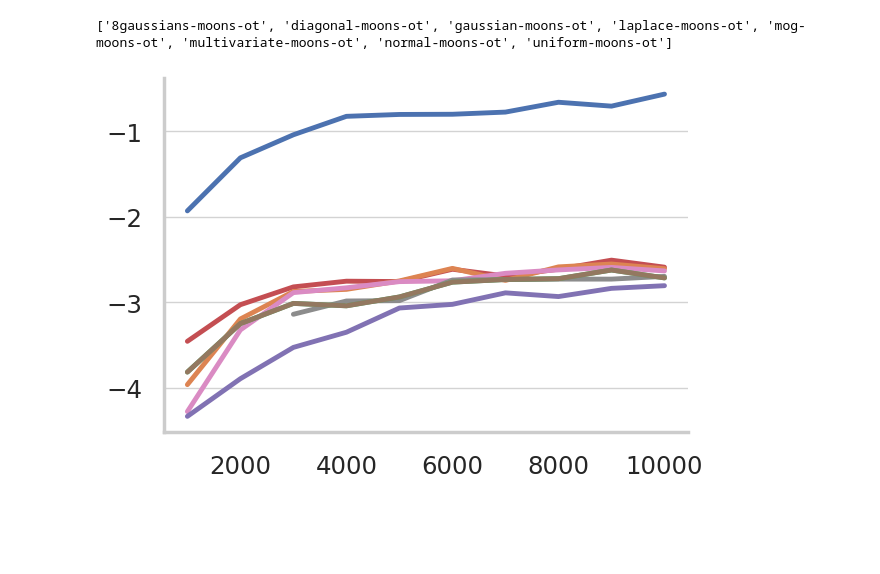
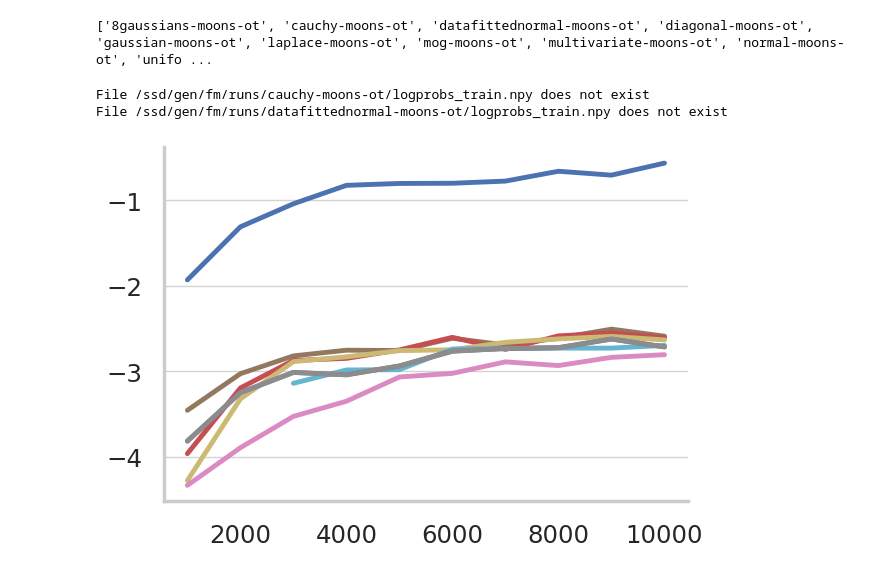
Before and after one commit to BurgerAndreas/sfm, a Jupyter notebook: scripts/plot_runs.ipynb, the cells around one changed output. Drawn from its saved outputs; the diff is of its cells as text; code cells hidden in the pictures; blank space fills up the shorter version.

```diff
--- a/scripts/plot_runs.ipynb
+++ b/scripts/plot_runs.ipynb
@@ -43,7 +43,15 @@ for run in filtered_runs:
     if "-ot" in run:
         runname += " OT"
     print(runname)
-    plt.imshow(plt.imread(f"{currentdir}/runs/{run}/logprob_{src}-to-{trgt}_sidebyside.png"))
+    fname1 = f"{currentdir}/runs/{run}/logprob_{src}-to-{trgt}_sidebyside.png"
+    fname2 = f"{currentdir}/runs/{run}/logprob_sidebyside.png"
+    if os.path.exists(fname1):
+        plt.imshow(plt.imread(fname1))
+    elif os.path.exists(fname2):
+        plt.imshow(plt.imread(fname2))
+    else:
+        print(f"File {fname1} or {fname2} does not exist")
+        continue
     # remove axes
     plt.axis('off')
     # remove ticks
@@ -74,14 +86,22 @@ runsfiltered = [run for run in runsfiltered if not any(e in run for e in exclude
 
 print(runsfiltered)
 # %% [output]
-['8gaussians-moons-ot', 'diagonal-moons-ot', 'gaussian-moons-ot', 'laplace-moons-ot', 'mog-moons-ot', 'multivariate-moons-ot', 'normal-moons-ot', 'uniform-moons-ot']
+['8gaussians-moons-ot', 'cauchy-moons-ot', 'datafittednormal-moons-ot', 'diagonal-moons-ot', 'gaussian-moons-ot', 'laplace-moons-ot', 'mog-moons-ot', 'multivariate-moons-ot', 'normal-moons-ot', 'unifo ...
 # %%
 # get logprobs_train.npy and losses.npy for every run into a dict
 logprobs_train = {}
 losses = {}
 for run in runsfiltered:
-    logprobs_train[run] = np.load(f"{currentdir}/runs/{run}/logprobs_train.npy")
+    fname = f"{currentdir}/runs/{run}/logprobs_train.npy"
+    if os.path.exists(fname):
+        logprobs_train[run] = np.load(fname)
+    else:
+        print(f"File {fname} does not exist")
+        continue
     losses[run] = np.load(f"{currentdir}/runs/{run}/losses.npy")
+# %% [output]
+File /ssd/gen/fm/runs/cauchy-moons-ot/logprobs_train.npy does not exist
+File /ssd/gen/fm/runs/datafittednormal-moons-ot/logprobs_train.npy does not exist
 # %%
 def get_human_name(_run):
     _run = _run.replace(f"-{targetdist}", "")
@@ -100,7 +120,10 @@ def get_human_name(_run):
         "gaussian": "Gaussian",
         "normal": "Normal",
     }
-    return f"{_namesdict[_run]}{' OT' if ot else ''}"
+    if _run in _namesdict:
+        return f"{_namesdict[_run]}{' OT' if ot else ''}"
+    else:
+        return _run
 # %%
 # every model its own color
 colors = sns.color_palette("deep", len(runsfiltered))
@@ -108,20 +131,21 @@ _cmap = {run: colors[i] for i, run in enumerate(runsfiltered)}
 # %%
 # plot logprobs_train.npy for every run
 set_seaborn_style()
 fig, ax = plt.subplots(1, 1, figsize=(6, 4))
 # ax.set_yscale("symlog")
 # the higher the logprob the better
-_runsfiltered = sorted(runsfiltered, key=lambda x: -logprobs_train[x][-1, 1])
+_runsfiltered = logprobs_train.keys()
+_runsfiltered = sorted(_runsfiltered, key=lambda x: -logprobs_train[x][-1, 1])
 for run in _runsfiltered:
     # first column is x, second column is y
     ax.plot(
         logprobs_train[run][1:, 0], logprobs_train[run][1:, 1],
         label=get_human_name(run),
         color=_cmap[run]
     )
 # y log scale
 set_style_after(ax, legend=False, loc="upper right", bbox_to_anchor=(1.0, .93), fs=10)
 plt.show()
 plt.close()
 # %% [output]
-[figure, old version]
+[figure, new version]
```
Also changed, not shown: parts of 17 cells of this notebook, 12 other files.
